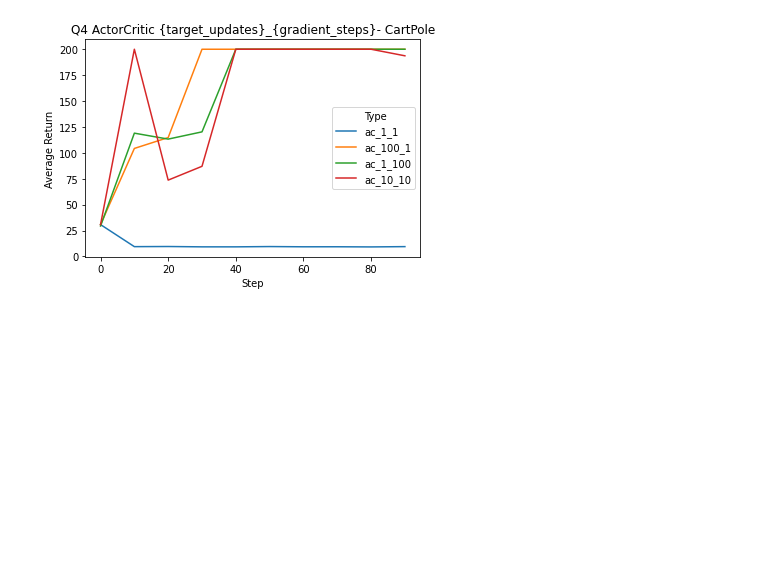
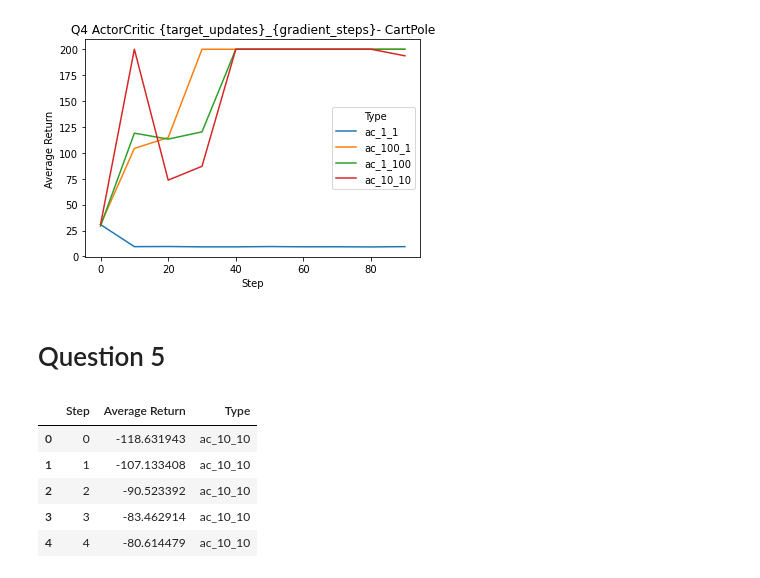
Before and after one commit to cocoza4/Berkeley-DeepRLCourse-CS285-Fall2019, a Jupyter notebook: hw3/run_logs/plot.ipynb, the cells around one changed output. Drawn from its saved outputs; the diff is of its cells as text; code cells hidden in the pictures; blank space fills up the shorter version.

Commit message:
add hw3 question5 solution

```diff
--- a/hw3/run_logs/plot.ipynb
+++ b/hw3/run_logs/plot.ipynb
@@ -268,3 +240,16 @@ ax.set_title('Q4 ActorCritic {target_updates}_{gradient_steps}- CartPole')
 # %% [output]
 Text(0.5, 1.0, 'Q4 ActorCritic {target_updates}_{gradient_steps}- CartPole')
 [figure]
+# %% [markdown]
+# Question 5
+# %%
+df_q5_hc10_10 = read_csv(base/'run_q5_ac_10_10_HalfCheetah-tag-Eval_AverageReturn.csv')
+df_q5_hc10_10['Type'] = 'ac_10_10'
+df_q5_hc10_10.head()
+# %% [output]
+|  | Step | Average Return | Type |
+| 0 | 0 | -118.631943 | ac_10_10 |
+| 1 | 1 | -107.133408 | ac_10_10 |
+| 2 | 2 | -90.523392 | ac_10_10 |
+| 3 | 3 | -83.462914 | ac_10_10 |
+| 4 | 4 | -80.614479 | ac_10_10 |
```
Also changed, not shown: parts of 9 cells of this notebook, 11 other files.
